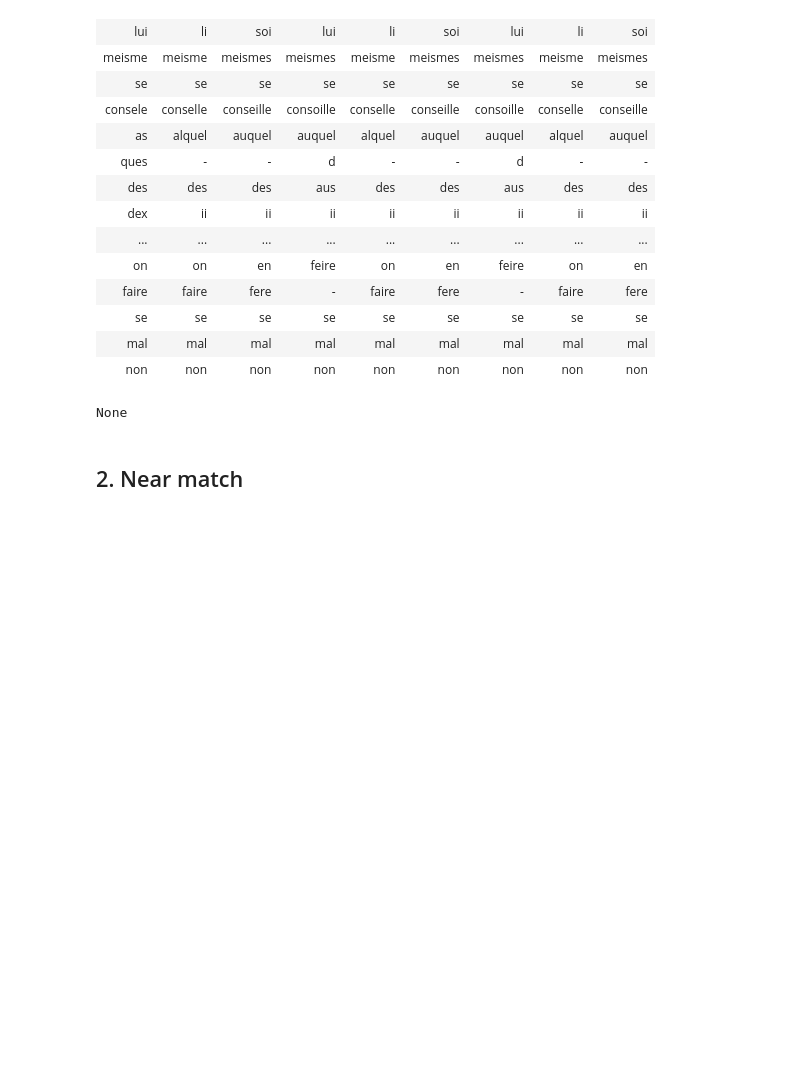
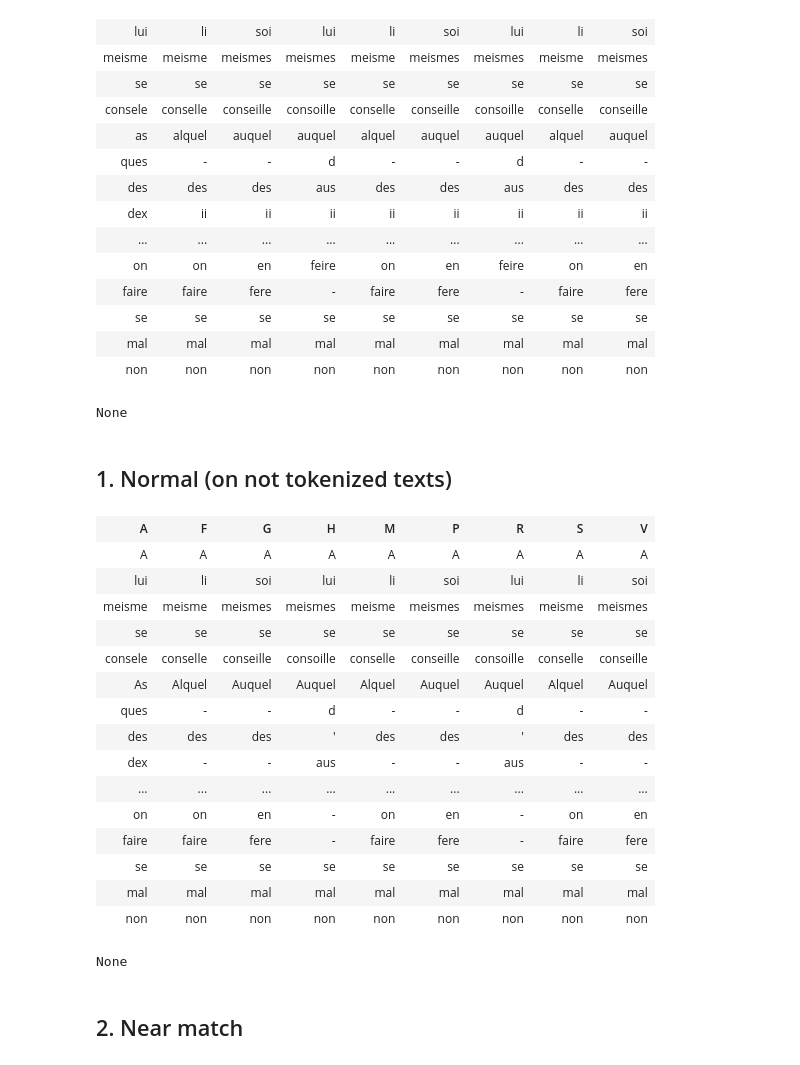
Before and after one commit to elespdn/collation_spelling, a Jupyter notebook: workshopCondorcet/example1.ipynb, the cells around one changed output. Cells and saved outputs as stored; diff of their text form; code cells hidden in the pictures; blank space fills up the shorter version.

```diff
--- a/workshopCondorcet/example1.ipynb
+++ b/workshopCondorcet/example1.ipynb
@@ -49,6 +49,49 @@ print(table)
 | mal | mal | mal | mal | mal | mal | mal | mal | mal |
 | non | non | non | non | non | non | non | non | non |
 None
+# %% [markdown]
+## 1. Normal (on not tokenized texts)
+# %%
+from collatex import *
+collation = Collation()
+A = open( "data/example1original/A.txt", encoding='utf-8' ).read()
+F = open( "data/example1original/F.txt", encoding='utf-8' ).read()
+G = open( "data/example1original/G.txt", encoding='utf-8' ).read()
+H = open( "data/example1original/H.txt", encoding='utf-8' ).read()
+M = open( "data/example1original/M.txt", encoding='utf-8' ).read()
+P = open( "data/example1original/P.txt", encoding='utf-8' ).read()
+R = open( "data/example1original/R.txt", encoding='utf-8' ).read()
+S = open( "data/example1original/S.txt", encoding='utf-8' ).read()
+V = open( "data/example1original/V.txt", encoding='utf-8' ).read()
+collation.add_plain_witness( "A", A )
+collation.add_plain_witness( "F", F )
+collation.add_plain_witness( "G", G )
+collation.add_plain_witness( "H", H )
+collation.add_plain_witness( "M", F )
+collation.add_plain_witness( "P", G )
+collation.add_plain_witness( "R", H )
+collation.add_plain_witness( "S", F )
+collation.add_plain_witness( "V", G )
+table = collate(collation, output='html2', segmentation=False)
+print(table)
+# %% [output]
+| A | F | G | H | M | P | R | S | V |
+| A | A | A | A | A | A | A | A | A |
+| lui | li | soi | lui | li | soi | lui | li | soi |
+| meisme | meisme | meismes | meismes | meisme | meismes | meismes | meisme | meismes |
+| se | se | se | se | se | se | se | se | se |
+| consele | conselle | conseille | consoille | conselle | conseille | consoille | conselle | conseille |
+| As | Alquel | Auquel | Auquel | Alquel | Auquel | Auquel | Alquel | Auquel |
+| ques | - | - | d | - | - | d | - | - |
+| des | des | des | ' | des | des | ' | des | des |
+| dex | - | - | aus | - | - | aus | - | - |
+| ... | ... | ... | ... | ... | ... | ... | ... | ... |
+| on | on | en | - | on | en | - | on | en |
+| faire | faire | fere | - | faire | fere | - | faire | fere |
+| se | se | se | se | se | se | se | se | se |
+| mal | mal | mal | mal | mal | mal | mal | mal | mal |
+| non | non | non | non | non | non | non | non | non |
+None
 # %% [markdown]
 
 ## 2. Near match
```
Also changed, not shown: parts of 6 cells of this notebook, 4 other files.
